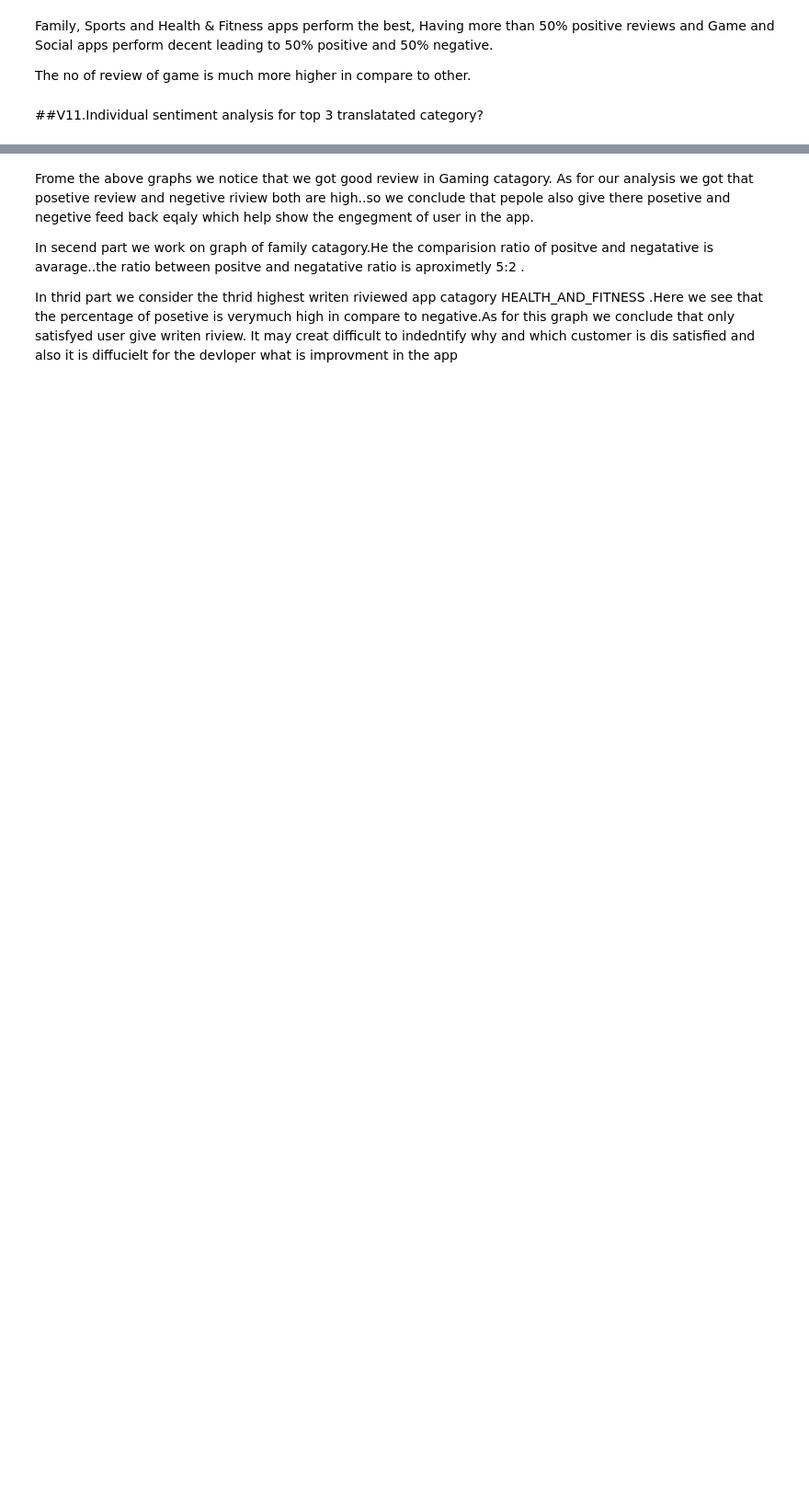
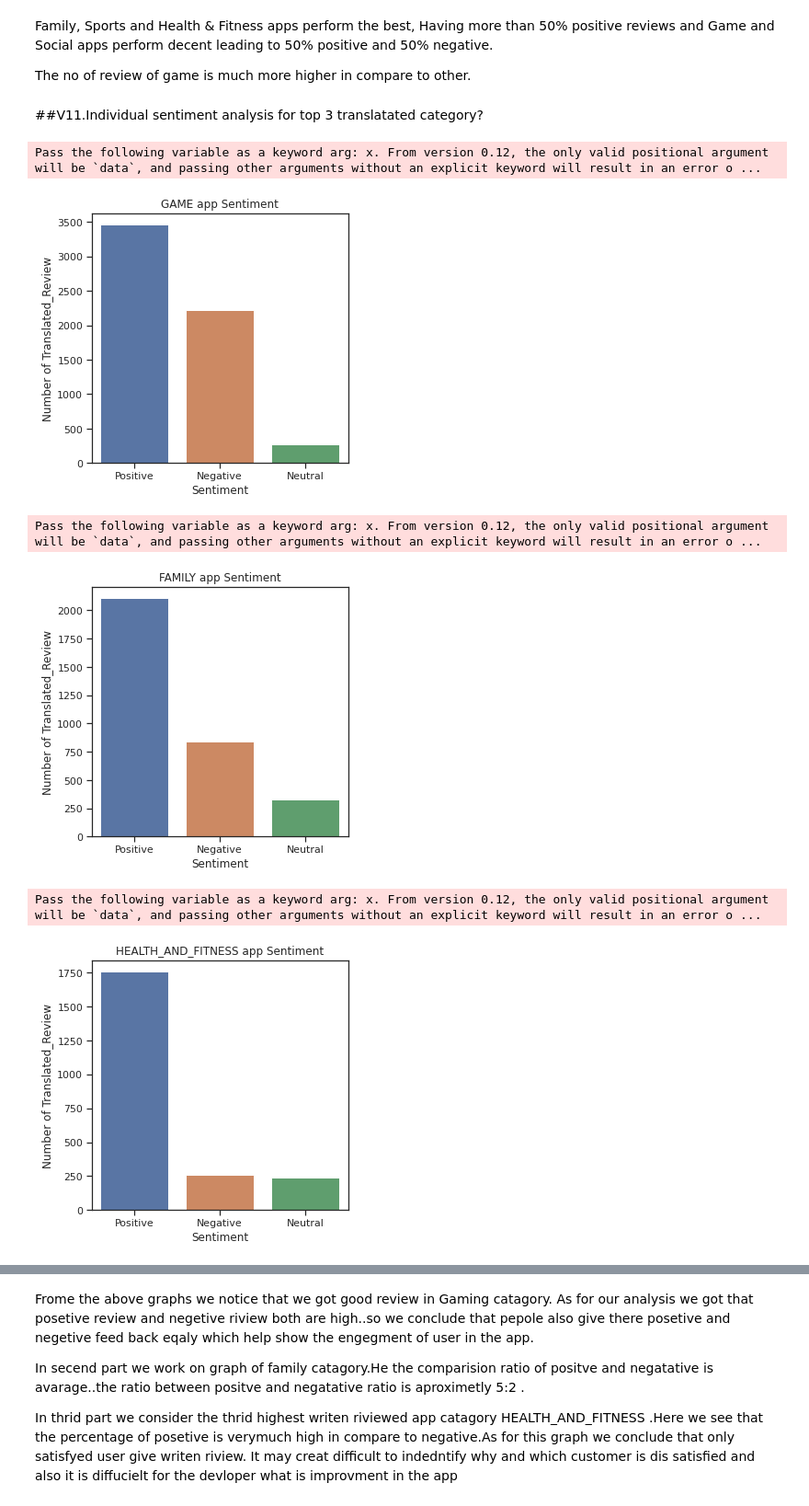
Before and after one commit to brahma102/Play-Store-App-Review-Analysis, a Jupyter notebook: Play_Store_App_Review_Analysis_Capstone_Project.ipynb, the cells around one changed output, grey strips where cells are left out. Shown: that part at 92% size. Saved outputs shown, nothing was run; the diff lists cells and outputs as text; code cells hidden in the pictures; blank space fills up the shorter version.

```diff
--- a/Play_Store_App_Review_Analysis_Capstone_Project.ipynb
+++ b/Play_Store_App_Review_Analysis_Capstone_Project.ipynb
@@ -831,3 +831,24 @@ Family, Sports and Health & Fitness apps perform the best, Having more than 50%
 The no of review of game is much more higher in compare to other.
 # %% [markdown]
 ##V11.Individual sentiment analysis for top 3 translatated category?
+# %%
+# individual sentiment calculation on top 3 category app
+
+x=['GAME','FAMILY','HEALTH_AND_FITNESS']
+for i in x:
+
+    df5=df4[df4['Category']==i]
+
+# Compare in positive and negetive review
+    plt.figure(figsize=(5, 5))
+    sns.countplot(df5['Sentiment'])
+    plt.title(f'{i} app Sentiment')
+    plt.ylabel('Number of Translated_Review')
+    plt.show()
+# %% [output]
+Pass the following variable as a keyword arg: x. From version 0.12, the only valid positional argument will be `data`, and passing other arguments without an explicit keyword will result in an error o ...
+[figure, added]
+Pass the following variable as a keyword arg: x. From version 0.12, the only valid positional argument will be `data`, and passing other arguments without an explicit keyword will result in an error o ...
+[figure, added]
+Pass the following variable as a keyword arg: x. From version 0.12, the only valid positional argument will be `data`, and passing other arguments without an explicit keyword will result in an error o ...
+[figure, added]
```
Also changed, not shown: parts of 1 cell of this notebook.
